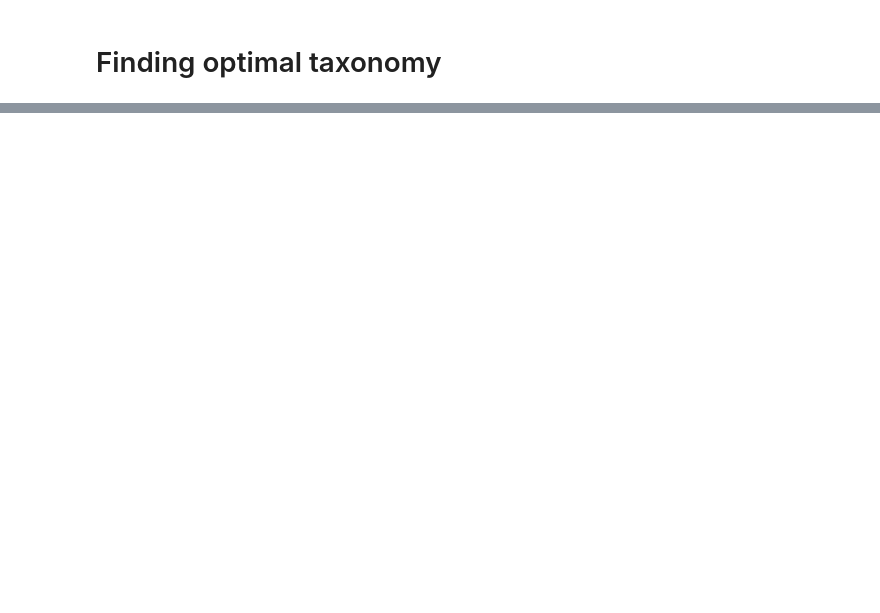
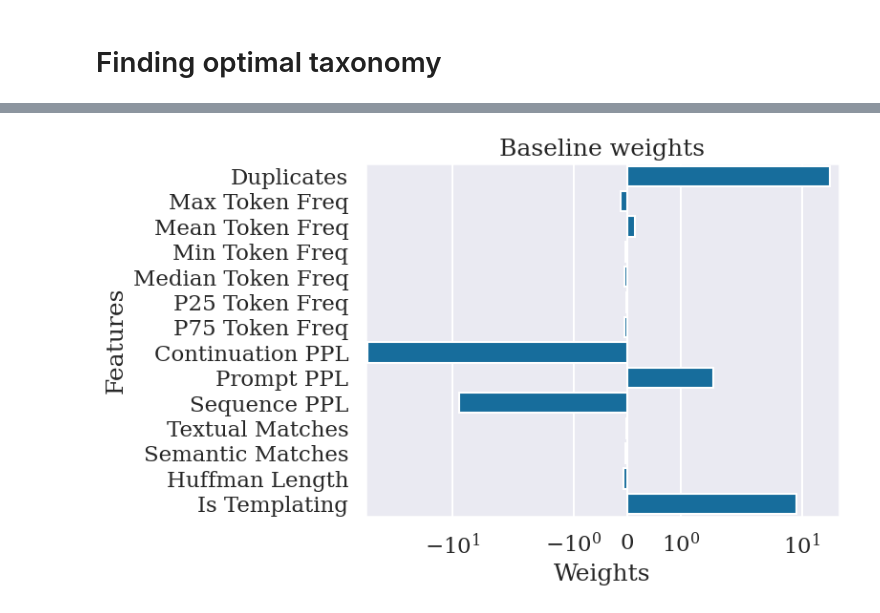
Before and after one commit to EleutherAI/semantic-memorization, a Jupyter notebook: plotting/model_perf_testing.ipynb, the cells around one changed output, grey strips where cells are left out. Saved outputs shown, nothing was run; the diff lists cells and outputs as text; code cells hidden in the pictures; blank space fills up the shorter version.

```diff
--- a/plotting/model_perf_testing.ipynb
+++ b/plotting/model_perf_testing.ipynb
@@ -568,0 +275,17 @@ ax.set_xticklabels(ax.get_xticklabels(), rotation=90, ha="right")
+# %%
+def plot_weights(model, title=""):
+    data = pd.DataFrame({
+        'weights': model.coef_[0],
+        'features': model.feature_names_in_
+    })
+    new_data = pd.DataFrame()
+    for col in data:
+        new_col = setname(col)
+        new_data[new_col] = data[col].apply(setname)
+    sns.barplot(new_data, x='Weights', y='Features')
+    plt.xscale('symlog')
+    title = setname(title)
+    plt.title(title)
+    title = title.split("\n")[-1].replace(" ", "_")
+    plt.savefig(f"{title}.png", bbox_inches="tight")
+    plt.show()
@@ -568,0 +296,2 @@ ax.set_xticklabels(ax.get_xticklabels(), rotation=90, ha="right")
+# %%
+baseline_model_path = os.path.join(baseline_path, 'baseline', 'lr.pkl')
@@ -568,0 +317,12 @@ ax.set_xticklabels(ax.get_xticklabels(), rotation=90, ha="right")
+# %%
+with open(baseline_model_path, 'rb') as f:
+    baseline_model = pickle.load(f)
+    model_weights = {
+        'weights': baseline_model.coef_[0].tolist(),
+        'features': baseline_model.feature_names_in_.tolist(),
+        'model': ['baseline' for _ in range(len(baseline_model.feature_names_in_))],
+    }
+# %%
+plot_weights(baseline_model, "baseline weights")
+# %% [output]
+[figure, added]
```
Also changed, not shown: parts of 70 cells of this notebook, 4 other files.
